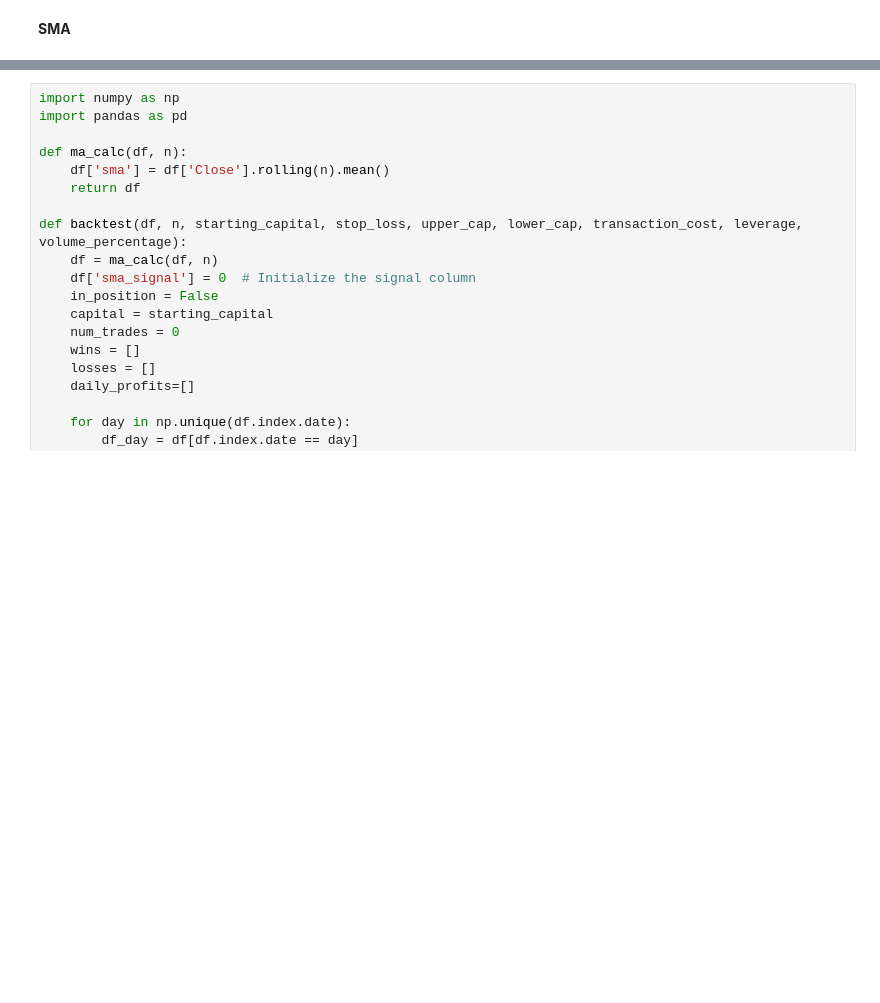
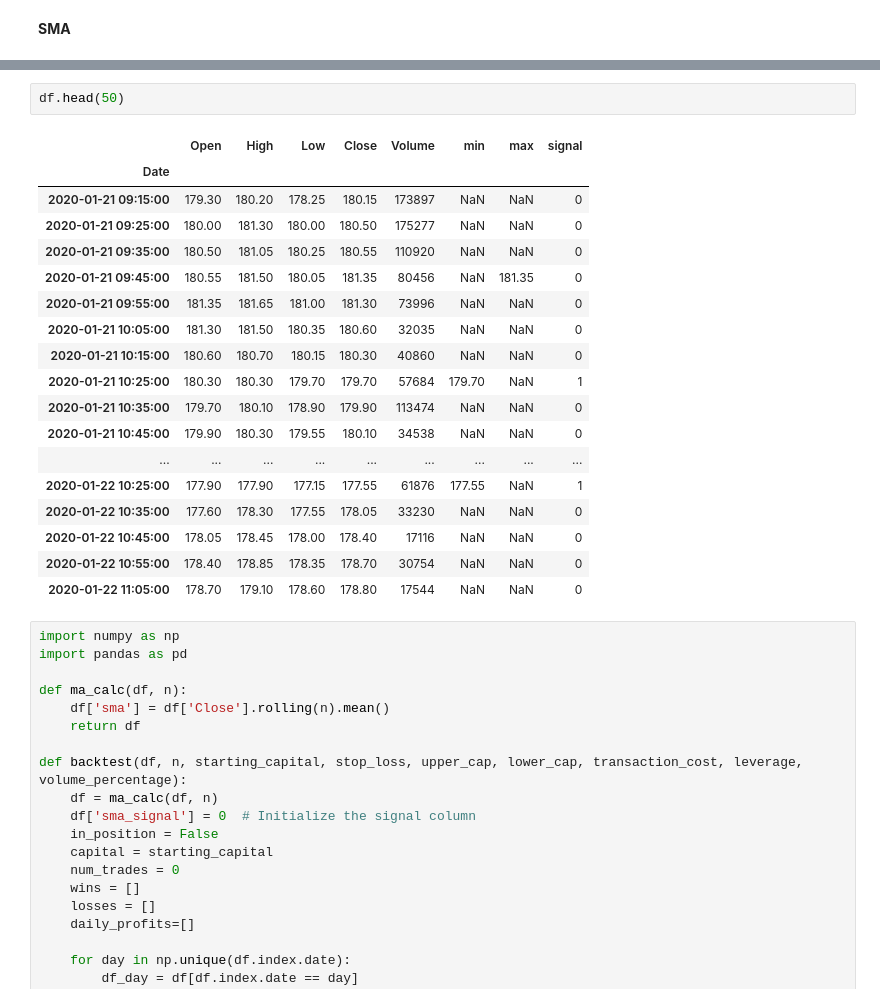
Before and after one commit to abhinav70291/TechnicalAnalysis-for-intra-day-trading, a Jupyter notebook: Technical_Analysis_rectified.ipynb, the cells around one changed output, grey strips where cells are left out. Saved outputs shown, nothing was run; the diff lists cells and outputs as text; blank space fills up the shorter version.

```diff
--- a/Technical_Analysis_rectified.ipynb
+++ b/Technical_Analysis_rectified.ipynb
@@ -159,3 +278,24 @@ metrics_df=pd.DataFrame()
+# %%
+df.head(50)
+# %% [output]
+|  | Open | High | Low | Close | Volume | min | max | signal |
+| Date |  |  |  |  |  |  |  |  |
+| 2020-01-21 09:15:00 | 179.30 | 180.20 | 178.25 | 180.15 | 173897 | NaN | NaN | 0 |
+| 2020-01-21 09:25:00 | 180.00 | 181.30 | 180.00 | 180.50 | 175277 | NaN | NaN | 0 |
+| 2020-01-21 09:35:00 | 180.50 | 181.05 | 180.25 | 180.55 | 110920 | NaN | NaN | 0 |
+| 2020-01-21 09:45:00 | 180.55 | 181.50 | 180.05 | 181.35 | 80456 | NaN | 181.35 | 0 |
+| 2020-01-21 09:55:00 | 181.35 | 181.65 | 181.00 | 181.30 | 73996 | NaN | NaN | 0 |
+| 2020-01-21 10:05:00 | 181.30 | 181.50 | 180.35 | 180.60 | 32035 | NaN | NaN | 0 |
+| 2020-01-21 10:15:00 | 180.60 | 180.70 | 180.15 | 180.30 | 40860 | NaN | NaN | 0 |
+| 2020-01-21 10:25:00 | 180.30 | 180.30 | 179.70 | 179.70 | 57684 | 179.70 | NaN | 1 |
+| 2020-01-21 10:35:00 | 179.70 | 180.10 | 178.90 | 179.90 | 113474 | NaN | NaN | 0 |
+| 2020-01-21 10:45:00 | 179.90 | 180.30 | 179.55 | 180.10 | 34538 | NaN | NaN | 0 |
+| ... | ... | ... | ... | ... | ... | ... | ... | ... |
+| 2020-01-22 10:25:00 | 177.90 | 177.90 | 177.15 | 177.55 | 61876 | 177.55 | NaN | 1 |
+| 2020-01-22 10:35:00 | 177.60 | 178.30 | 177.55 | 178.05 | 33230 | NaN | NaN | 0 |
+| 2020-01-22 10:45:00 | 178.05 | 178.45 | 178.00 | 178.40 | 17116 | NaN | NaN | 0 |
+| 2020-01-22 10:55:00 | 178.40 | 178.85 | 178.35 | 178.70 | 30754 | NaN | NaN | 0 |
+| 2020-01-22 11:05:00 | 178.70 | 179.10 | 178.60 | 178.80 | 17544 | NaN | NaN | 0 |
 # %%
 import numpy as np
 import pandas as pd
```
Also changed, not shown: parts of 37 cells of this notebook.
